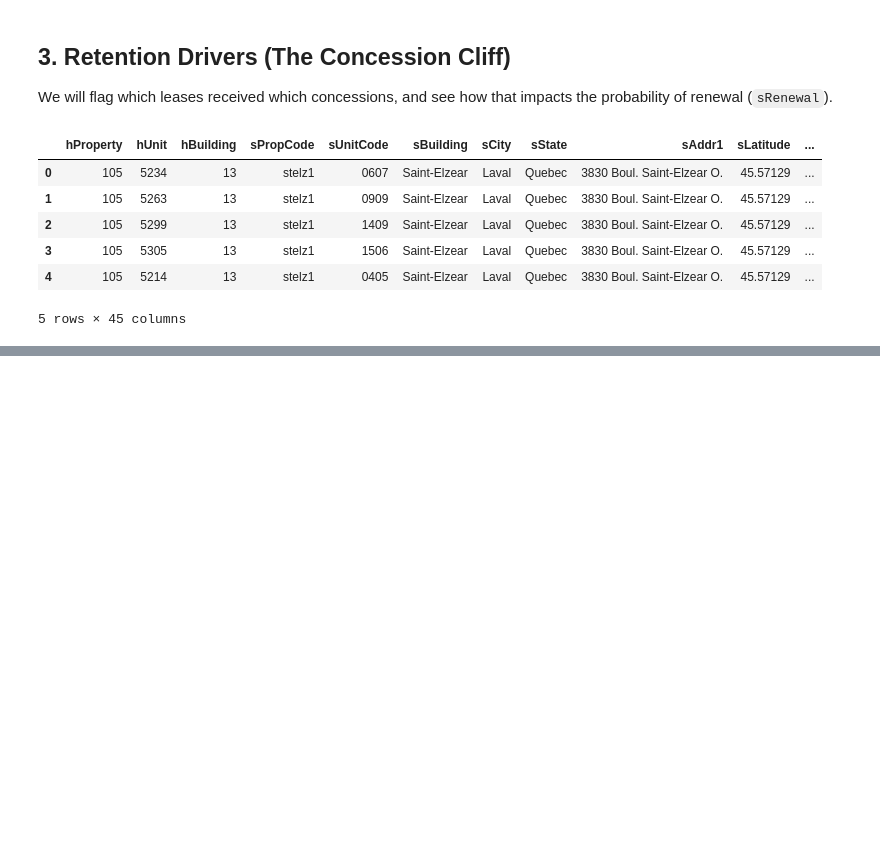
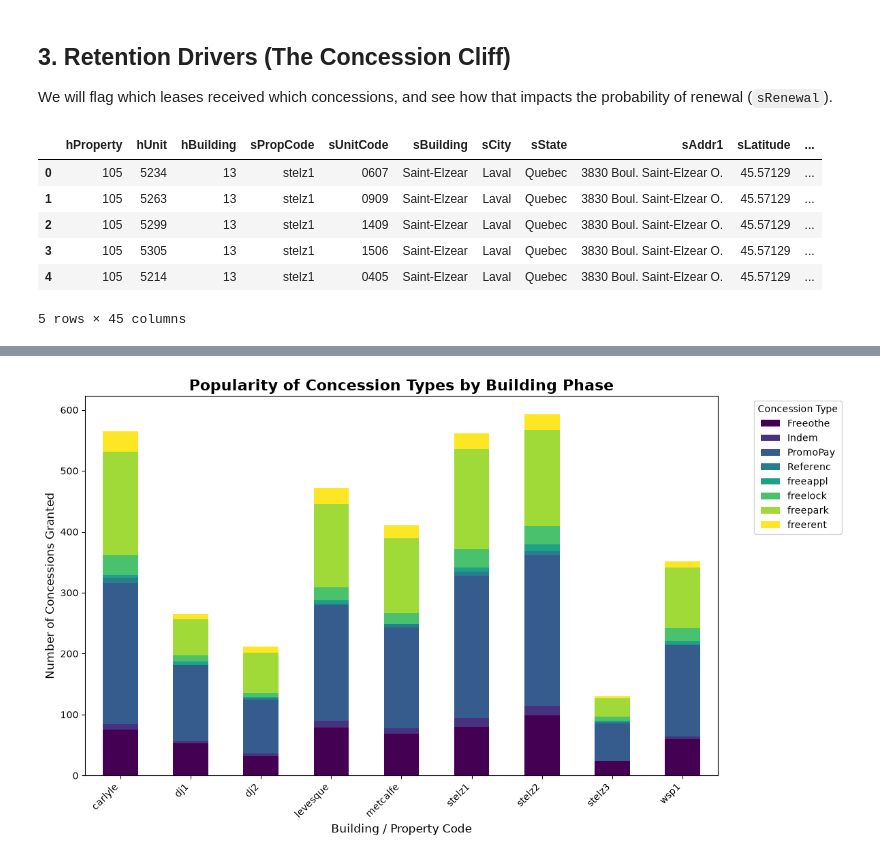
Before and after one commit to Frigonf1/codeml_jadco, a Jupyter notebook: concessions_exploration.ipynb, the cells around one changed output, grey strips where cells are left out. Saved outputs shown, nothing was run; the diff lists cells and outputs as text; code cells hidden in the pictures; blank space fills up the shorter version.

```diff
--- a/concessions_exploration.ipynb
+++ b/concessions_exploration.ipynb
@@ -117,0 +120,25 @@ weighted avg       0.58      0.59      0.57       861
+# %%
+import pandas as pd
+import matplotlib.pyplot as plt
+import seaborn as sns
+
+# 1. Load Data
+data_dir = 'data/'
+conc_df = pd.read_csv(data_dir + 'equinoxe_concessions.csv')
+conc_df.columns = conc_df.columns.str.strip()
+
+# 2. Calculate frequency of each concession type per building (using sPropCode to separate Saint-Elzear phases)
+conc_counts = conc_df.groupby(['sPropCode', 'sChargeCode']).size().unstack(fill_value=0)
+
+# 3. Plotting
+plt.figure(figsize=(12, 7))
+conc_counts.plot(kind='bar', stacked=True, colormap='viridis', ax=plt.gca())
+plt.title('Popularity of Concession Types by Building Phase', fontsize=16, fontweight='bold')
+plt.xlabel('Building / Property Code', fontsize=12)
+plt.ylabel('Number of Concessions Granted', fontsize=12)
+plt.xticks(rotation=45, ha='right')
+plt.legend(title='Concession Type', bbox_to_anchor=(1.05, 1), loc='upper left')
+plt.tight_layout()
+plt.show()
+# %% [output]
+[figure, added]
```
Also changed, not shown: parts of 7 cells of this notebook, 8 other files.
